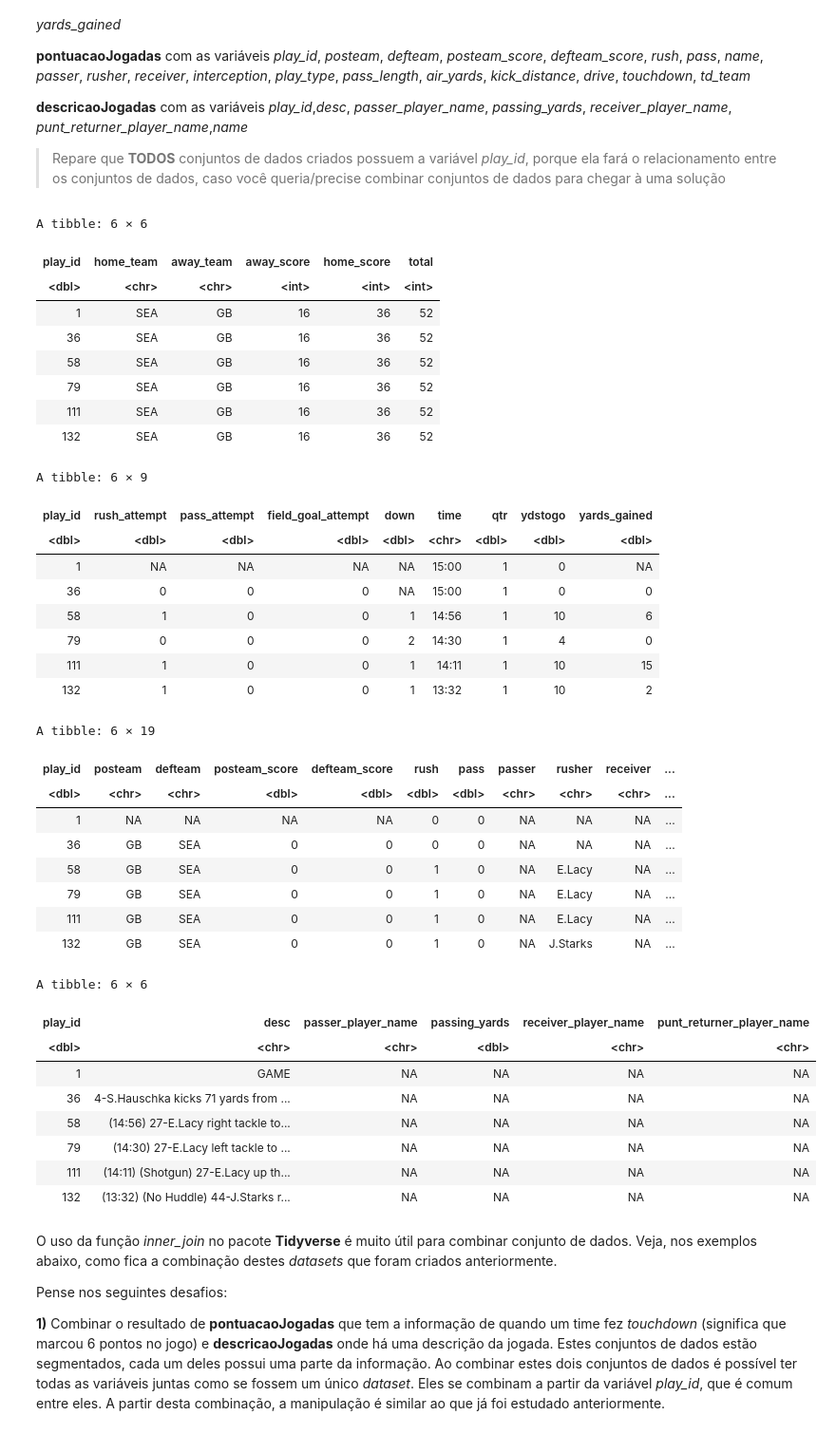
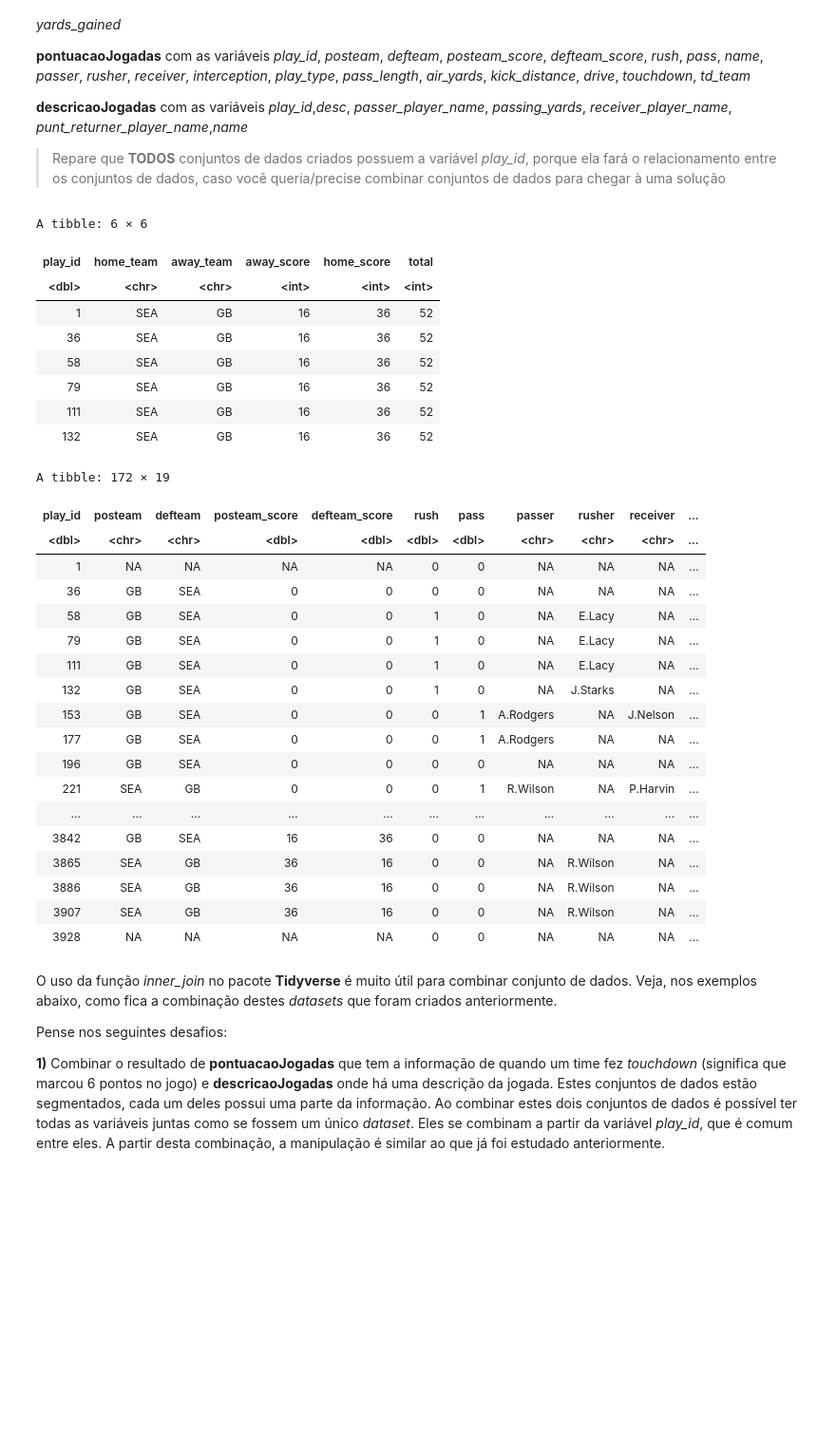
Before and after one commit to Faradezo/trilha7, a Jupyter notebook: Trilha7.ipynb, the cells around one changed output. Shown at 95% size. Drawn from its saved outputs; the diff is of its cells as text; code cells hidden in the pictures; blank space fills up the shorter version.

```diff
--- a/Trilha7.ipynb
+++ b/Trilha7.ipynb
@@ -221,46 +224,38 @@ descricaoJogadas <- jogosTimeEscolhido %>%
           )
 # %%
 head(jogo)
-head(acoesJogadas)
-head(pontuacaoJogadas)
-head(descricaoJogadas)
+#head(acoesJogadas)
+head(pontuacaoJogadas, 1000)
+#head(descricaoJogadas)
 # %% [output]
 A tibble: 6 × 6
 | play_id | home_team | away_team | away_score | home_score | total |
 | <dbl> | <chr> | <chr> | <int> | <int> | <int> |
 | 1 | SEA | GB | 16 | 36 | 52 |
 | 36 | SEA | GB | 16 | 36 | 52 |
 | 58 | SEA | GB | 16 | 36 | 52 |
 | 79 | SEA | GB | 16 | 36 | 52 |
 | 111 | SEA | GB | 16 | 36 | 52 |
 | 132 | SEA | GB | 16 | 36 | 52 |
-A tibble: 6 × 9
+A tibble: 172 × 19
-| play_id | rush_attempt | pass_attempt | field_goal_attempt | down | time | qtr | ydstogo | yards_gained |
-| <dbl> | <dbl> | <dbl> | <dbl> | <dbl> | <chr> | <dbl> | <dbl> | <dbl> |
-| 1 | NA | NA | NA | NA | 15:00 | 1 | 0 | NA |
-| 36 | 0 | 0 | 0 | NA | 15:00 | 1 | 0 | 0 |
-| 58 | 1 | 0 | 0 | 1 | 14:56 | 1 | 10 | 6 |
-| 79 | 0 | 0 | 0 | 2 | 14:30 | 1 | 4 | 0 |
-| 111 | 1 | 0 | 0 | 1 | 14:11 | 1 | 10 | 15 |
-| 132 | 1 | 0 | 0 | 1 | 13:32 | 1 | 10 | 2 |
+| play_id | posteam | defteam | posteam_score | defteam_score | rush | pass | passer | rusher | receiver | ... |
+| <dbl> | <chr> | <chr> | <dbl> | <dbl> | <dbl> | <dbl> | <chr> | <chr> | <chr> | ... |
+| 1 | NA | NA | NA | NA | 0 | 0 | NA | NA | NA | ... |
+| 36 | GB | SEA | 0 | 0 | 0 | 0 | NA | NA | NA | ... |
+| 58 | GB | SEA | 0 | 0 | 1 | 0 | NA | E.Lacy | NA | ... |
+| 79 | GB | SEA | 0 | 0 | 1 | 0 | NA | E.Lacy | NA | ... |
+| 111 | GB | SEA | 0 | 0 | 1 | 0 | NA | E.Lacy | NA | ... |
+| 132 | GB | SEA | 0 | 0 | 1 | 0 | NA | J.Starks | NA | ... |
+| 153 | GB | SEA | 0 | 0 | 0 | 1 | A.Rodgers | NA | J.Nelson | ... |
+| 177 | GB | SEA | 0 | 0 | 0 | 1 | A.Rodgers | NA | NA | ... |
+| 196 | GB | SEA | 0 | 0 | 0 | 0 | NA | NA | NA | ... |
+| 221 | SEA | GB | 0 | 0 | 0 | 1 | R.Wilson | NA | P.Harvin | ... |
+| ... | ... | ... | ... | ... | ... | ... | ... | ... | ... | ... |
+| 3842 | GB | SEA | 16 | 36 | 0 | 0 | NA | NA | NA | ... |
+| 3865 | SEA | GB | 36 | 16 | 0 | 0 | NA | R.Wilson | NA | ... |
+| 3886 | SEA | GB | 36 | 16 | 0 | 0 | NA | R.Wilson | NA | ... |
+| 3907 | SEA | GB | 36 | 16 | 0 | 0 | NA | R.Wilson | NA | ... |
+| 3928 | NA | NA | NA | NA | 0 | 0 | NA | NA | NA | ... |
-A tibble: 6 × 19
-| play_id | posteam | defteam | posteam_score | defteam_score | rush | pass | passer | rusher | receiver | ... |
-| <dbl> | <chr> | <chr> | <dbl> | <dbl> | <dbl> | <dbl> | <chr> | <chr> | <chr> | ... |
-| 1 | NA | NA | NA | NA | 0 | 0 | NA | NA | NA | ... |
-| 36 | GB | SEA | 0 | 0 | 0 | 0 | NA | NA | NA | ... |
-| 58 | GB | SEA | 0 | 0 | 1 | 0 | NA | E.Lacy | NA | ... |
-| 79 | GB | SEA | 0 | 0 | 1 | 0 | NA | E.Lacy | NA | ... |
-| 111 | GB | SEA | 0 | 0 | 1 | 0 | NA | E.Lacy | NA | ... |
-| 132 | GB | SEA | 0 | 0 | 1 | 0 | NA | J.Starks | NA | ... |
-A tibble: 6 × 6
-| play_id | desc | passer_player_name | passing_yards | receiver_player_name | punt_returner_player_name |
-| <dbl> | <chr> | <chr> | <dbl> | <chr> | <chr> |
-| 1 | GAME | NA | NA | NA | NA |
-| 36 | 4-S.Hauschka kicks 71 yards from ... | NA | NA | NA | NA |
-| 58 | (14:56) 27-E.Lacy right tackle to... | NA | NA | NA | NA |
-| 79 | (14:30) 27-E.Lacy left tackle to ... | NA | NA | NA | NA |
-| 111 | (14:11) (Shotgun) 27-E.Lacy up th... | NA | NA | NA | NA |
-| 132 | (13:32) (No Huddle) 44-J.Starks r... | NA | NA | NA | NA |
 # %% [markdown]
 O uso da função *inner_join* no pacote **Tidyverse** é muito útil para combinar conjunto de dados. Veja, nos exemplos abaixo, como fica a combinação destes *datasets* que foram criados anteriormente.
 
```
Also changed, not shown: parts of 10 cells of this notebook.
